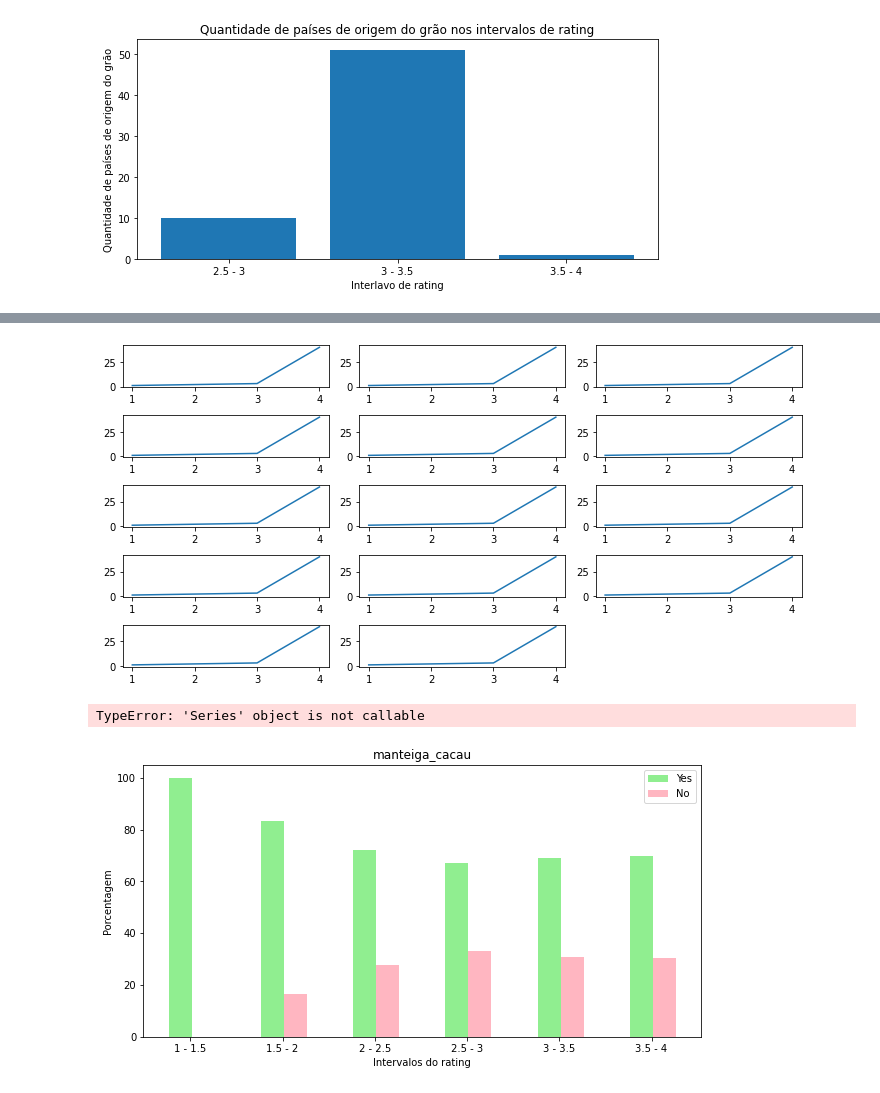
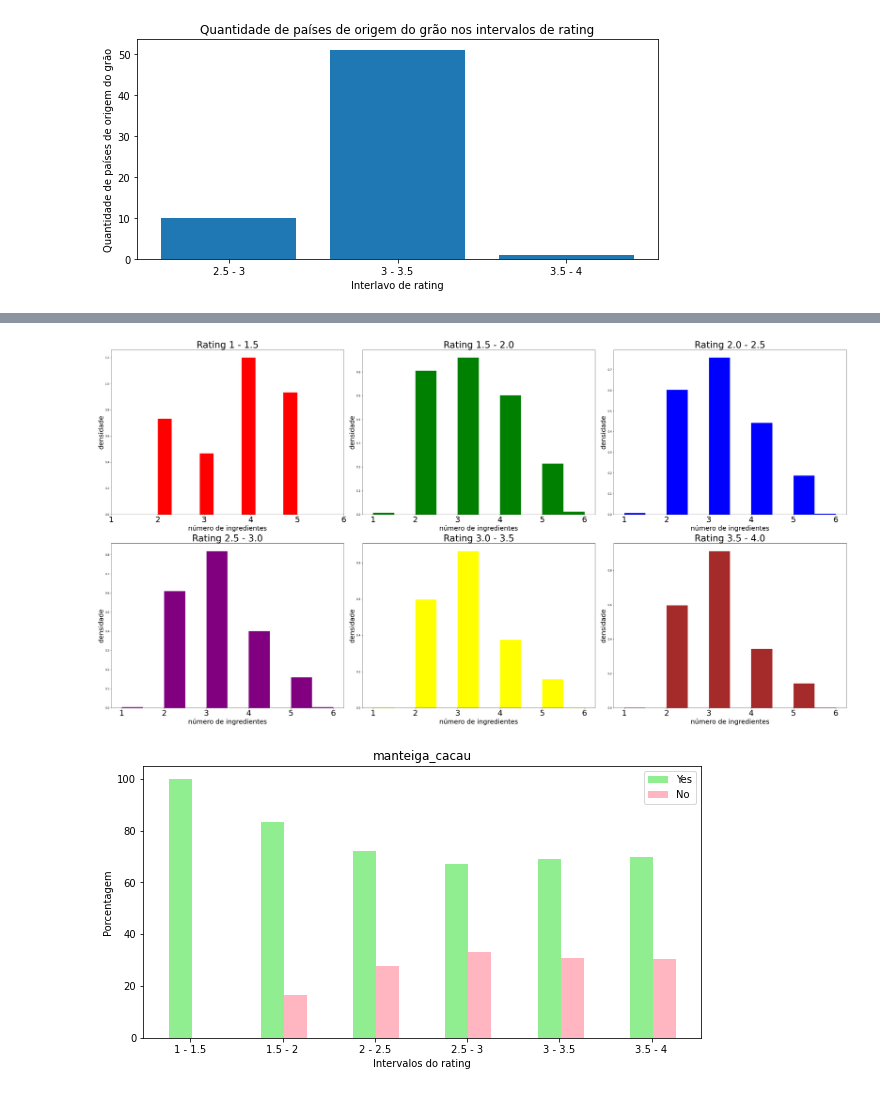
Before and after one commit to Pedro2712/Projeto_2-ciedados, a Jupyter notebook: Projeto 2 - Ciedados.ipynb, the cells around one changed output, grey strips where cells are left out. Cells and saved outputs as stored; diff of their text form; code cells hidden in the pictures.

```diff
--- a/Projeto 2 - Ciedados.ipynb
+++ b/Projeto 2 - Ciedados.ipynb
@@ -357,27 +278,23 @@ plt.tight_layout()
-# %%
-plt.figure(figsize=(10,5))
-for j in range(1,15):
-    plt.subplot(5,3,j)
-    plt.plot([1,2,3,4],[1,2,3,40])
-plt.tight_layout()
-plt.show()
-# %% [output]
-[figure, removed]
-# %%
-# num_ingr x rating
-
-lista = []
-i=1
-while i < 4.25:
-    lista.append(i)
-    i+=0.25
-
-j = 0
-for i in bb:
-    b(i,lista[j])
-    j+=1
-# %% [output]
-TypeError: 'Series' object is not callable
+# %%
+# num_ingr x rating
+
+plt.figure(figsize=(40,30))
+cor = ["red","green","blue","purple","yellow","brown"]
+j=1
+i=1
+while i <4:
+    plt.subplot(3,3,j)
+    plt.hist(dados.loc[(dados.rating>=i) & (dados.rating<i+1.5),"num_ingr"],bins=10,density=True,color=cor[j-1])
+    plt.title(f"Rating {i} - {i+0.5}", fontsize=35)
+    plt.xticks([1, 2, 3, 4, 5, 6],fontsize=30)
+    plt.xlabel("número de ingredientes",fontsize=25)
+    plt.ylabel("densidade",fontsize=25)
+    j+=1
+    i+=0.5
+plt.tight_layout()
+plt.show()
+# %% [output]
+[figure, added]
 # %%
 # manteiga_cacau x rating
 
```
Also changed, not shown: parts of 10 cells of this notebook.
